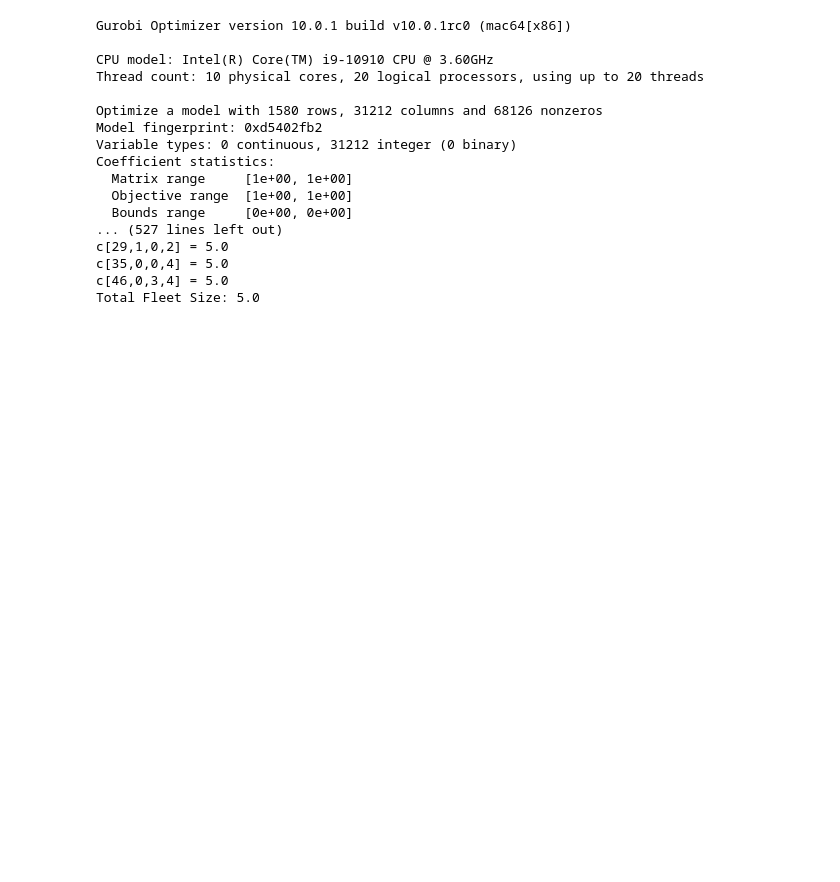
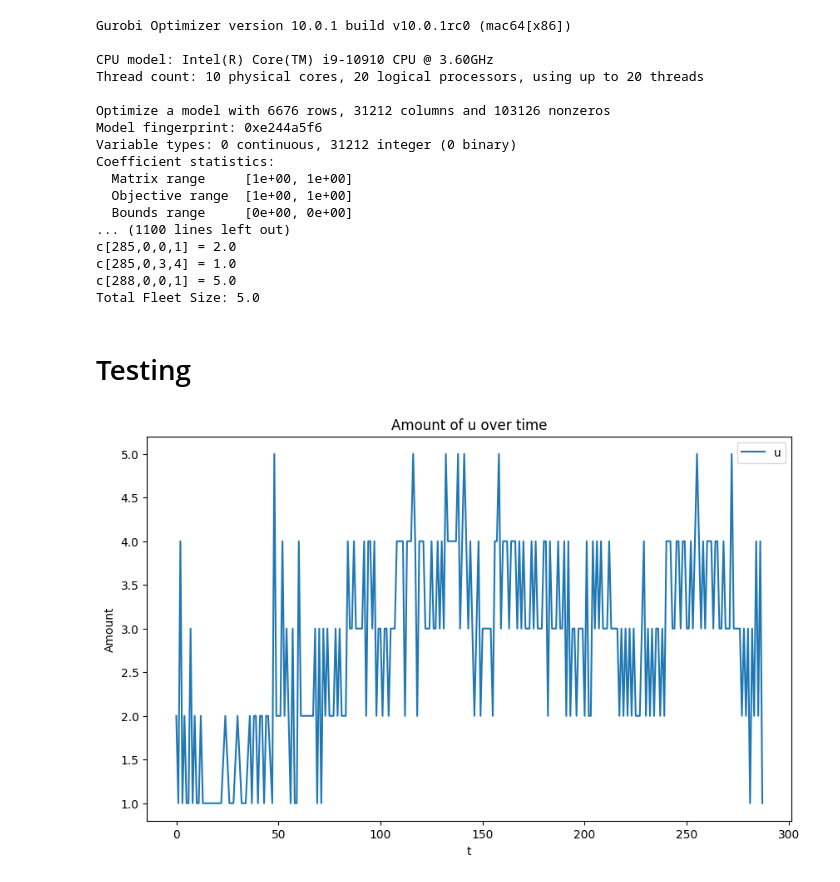
Before and after one commit to Xuan-1998/UAM_system_optimization, a Jupyter notebook: Final_Optimization_Solver.ipynb, the cells around one changed output. Cells and saved outputs as stored; diff of their text form; code cells hidden in the pictures; blank space fills up the shorter version.

Commit message:
results making snese

```diff
--- a/Final_Optimization_Solver.ipynb
+++ b/Final_Optimization_Solver.ipynb
@@ -1,8 +9,4 @@
 # %%
-from gurobipy import *
-import pandas as pd
-import numpy as np
-
 # Flight time matrix
 tau = [[0, 6.06667], [6.06667, 0]]
 tau = np.array(tau) / 5
@@ -64,22 +68,21 @@ for t in range(1, T+1):
     m.addConstr(ni.sum(t, '*', '*') + uij.sum(t, '*', '*', '*') + cijk.sum(t, '*', '*', '*') ==
                 ni.sum(t-1, '*', '*') + uij.sum(t-1, '*', '*', '*') + cijk.sum(t-1, '*', '*', '*'))
 
-
 # When it starts, we only fly aircraft with full charging status
 for k in range(K):
     m.addConstr(uij[0, 1, 0, k] == 0)
     m.addConstr(uij[0, 0, 1, k] == 0)
-# If anything idle, it will be full charged
+# If anything idle in the beginning, it will be full charged
 for k in range(K):
     m.addConstr(ni[0,0,k] == 0)
     m.addConstr(ni[0,1,k] == 0)
-# !!!!!! fly is two time steps
-for x in range(K+1):
-    for y in range(K+1):
-        if x < y:
-            m.addConstr(cijk[0, 1, x, y] == 0)
-            m.addConstr(cijk[0, 0, x, y] == 0)
 
+# # nothing is charging at the first timestep -- Should be deleted because it doesn't make sense
+# for x in range(K+1):
+#     for y in range(K+1):
+#         if x < y:
+#             m.addConstr(cijk[0, 1, x, y] == 0)
+#             m.addConstr(cijk[0, 0, x, y] == 0)
 
 for k in range(K+1):
    m.addConstr(ni[0, 1, k] == ni[T, 1, k])
@@ -99,6 +102,12 @@ for i in V:
             if i != j:
                 m.addConstr(uij[t, i, j, 0] == 0)
 
+# Upper Bound for uij
+for t in range(1, T+1):
+    for i in V:
+        for k in range(K+1):
+            m.addConstr(uij[t, i, 1 - i, k] <= ni[t, i, k] + quicksum(uij[t-tau[j][i], j, i, k+kappa[j][i]] for j in V if j != i and t-1-tau[j][i] >= 0 and k+kappa[j][i] <= K)
+                        + quicksum(cijk[t-sum(gamma[x:k]), i, x, k] for x in range(k) if t-sum(gamma[x:k]) >= 0))
 
 # Dynamic equation
 for i in V:
@@ -109,7 +118,7 @@ for i in V:
                     ni[t, i, k] == ni[t-1, i, k] +
                     quicksum(uij[t-tau[j][i], j, i, k+kappa[j][i]] for j in V if j != i and t-1-tau[j][i] >= 0 and k+kappa[j][i] <= K) -
                     quicksum(uij[t, i, j, k] for j in V if j != i) +
-                    quicksum(cijk[t-sum(gamma[x:k]), i, x, k] for x in range(k)) -
+                    quicksum(cijk[t-sum(gamma[x:k]), i, x, k] for x in range(k) if t-sum(gamma[x:k]) >= 0) -
                     quicksum(cijk[t, i, k, y] for y in range(K+1) if y > k)
                 )
 
@@ -138,21 +147,36 @@ print('Total Fleet Size:', m.objVal)
 
 # Close the output file
 # sys.stdout.close()
+
+
+# Open a file for writing
+with open('variable_values.txt', 'w') as file:
+    # Redirect standard output to the file
+    old_stdout = sys.stdout
+    sys.stdout = file
+    print("results")
+    # Check variable values and write them to the file
+    for v in m.getVars():
+        if v.x > 0:  # Print only non-zero variables for clarity
+            print('{} = {}'.format(v.varName, v.x))
+
+    # Restore standard output
+    sys.stdout = old_stdout
 # %% [output]
 Gurobi Optimizer version 10.0.1 build v10.0.1rc0 (mac64[x86])
 
 CPU model: Intel(R) Core(TM) i9-10910 CPU @ 3.60GHz
 Thread count: 10 physical cores, 20 logical processors, using up to 20 threads
 
-Optimize a model with 1580 rows, 31212 columns and 68126 nonzeros
-Model fingerprint: 0xd5402fb2
+Optimize a model with 6676 rows, 31212 columns and 103126 nonzeros
+Model fingerprint: 0xe244a5f6
 Variable types: 0 continuous, 31212 integer (0 binary)
 Coefficient statistics:
   Matrix range     [1e+00, 1e+00]
   Objective range  [1e+00, 1e+00]
   Bounds range     [0e+00, 0e+00]
-... (527 lines left out)
-c[29,1,0,2] = 5.0
-c[35,0,0,4] = 5.0
-c[46,0,3,4] = 5.0
+... (1100 lines left out)
+c[285,0,0,1] = 2.0
+c[285,0,3,4] = 1.0
+c[288,0,0,1] = 5.0
 Total Fleet Size: 5.0
@@ -173,0 +183,2 @@ with open('variable_values.txt', 'w') as file:
+# %% [markdown]
+# Testing
@@ -173,0 +224,19 @@ with open('variable_values.txt', 'w') as file:
+# %%
+specificn = specificn.groupby('t').sum().reset_index()
+specificu = specificu.groupby('t').sum().reset_index()
+specificc = specificc.groupby('t').sum().reset_index()
+# %%
+# Data from specificu
+specificu_t = list(specificu['t'])
+specificu_amount = list(specificu['amount'])
+
+# Plotting the data
+plt.figure(figsize=(10, 6))
+plt.plot(specificu_t, specificu_amount, label='u')
+plt.xlabel('t')
+plt.ylabel('Amount')
+plt.title('Amount of u over time')
+plt.legend()
+plt.show()
+# %% [output]
+[figure, added]
```
Also changed, not shown: parts of 5 cells of this notebook, 1 other file.
